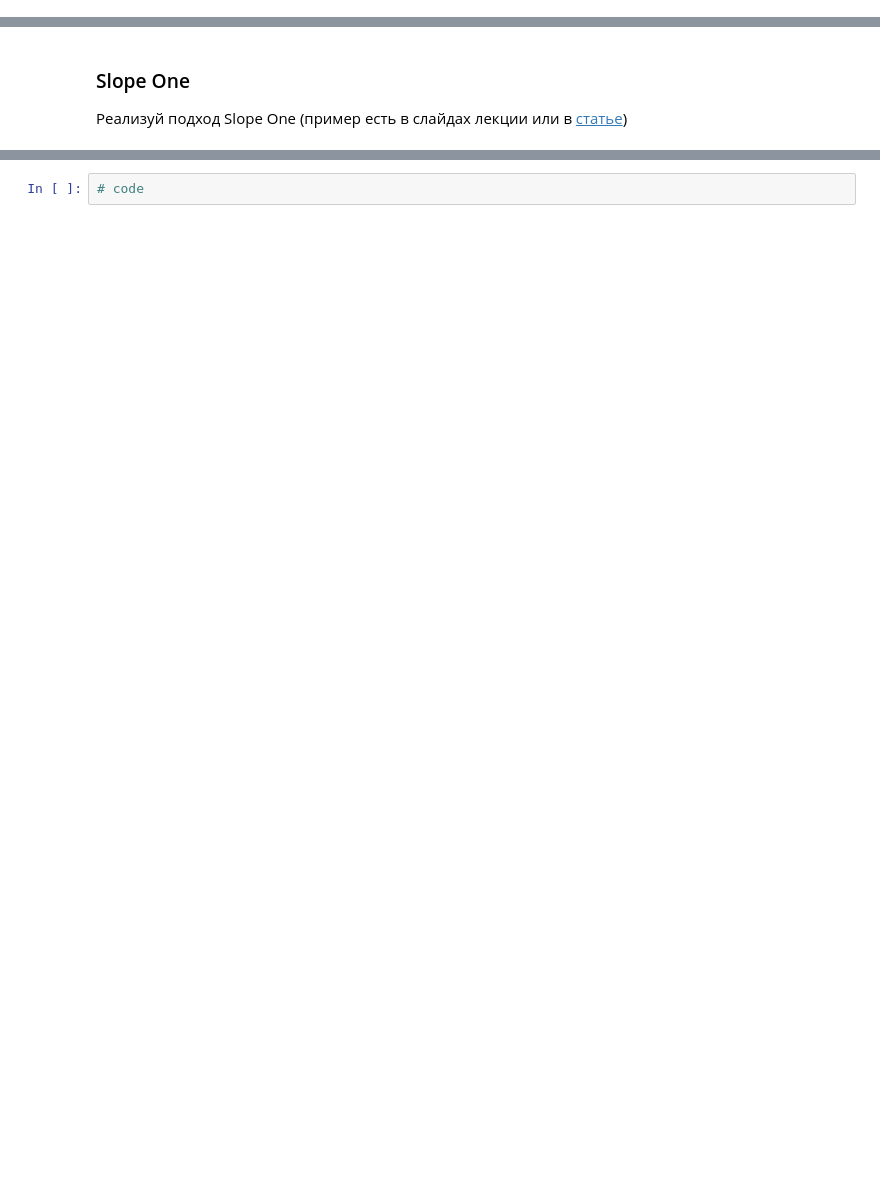
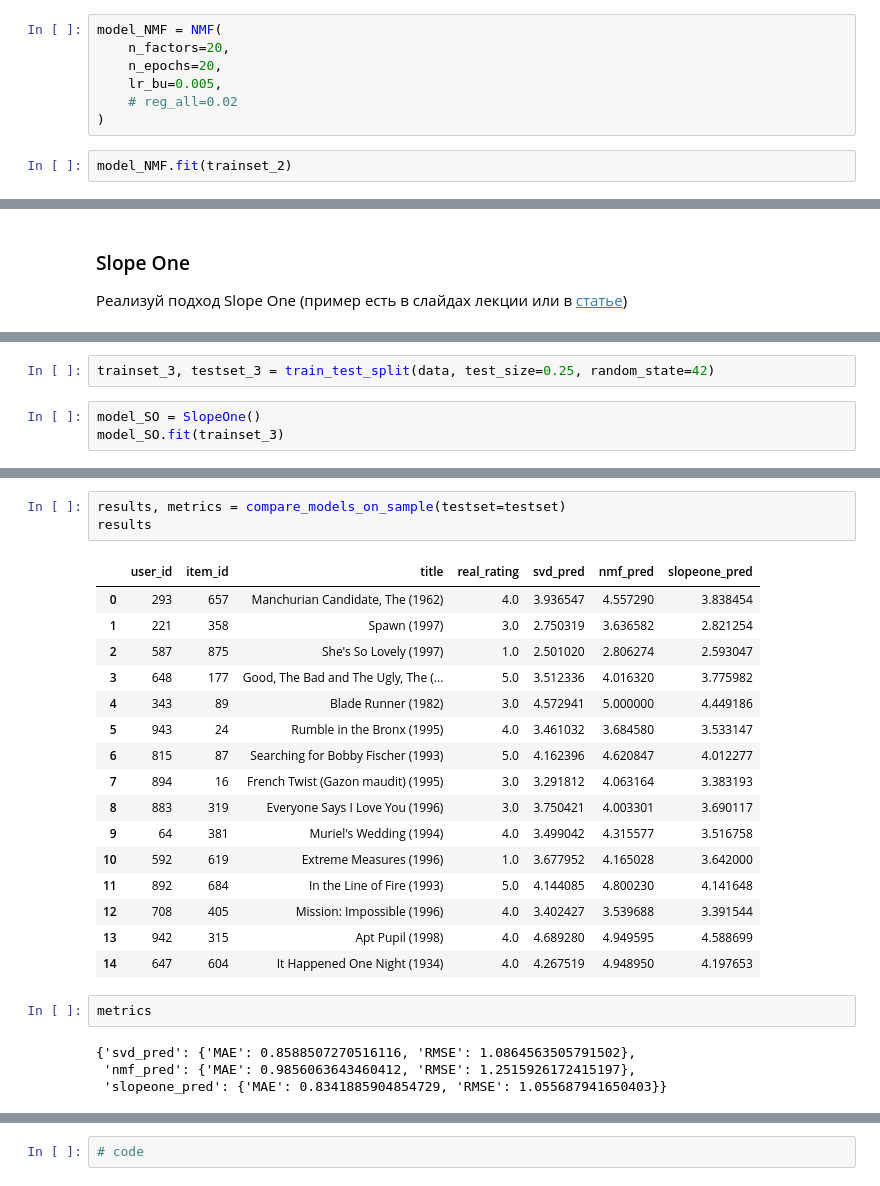
Before and after one commit to DmitriiPrikhodko/ds-phase-2-cont-git, a Jupyter notebook: week4/day1/11-01-task.ipynb, the cells around one changed output, grey strips where cells are left out. Saved outputs shown, nothing was run; the diff lists cells and outputs as text; blank space fills up the shorter version.

```diff
--- a/week4/day1/11-01-task.ipynb
+++ b/week4/day1/11-01-task.ipynb
@@ -939,0 +1336,9 @@ def recommend_by_user(user_id, top=10):
+# %%
+model_NMF = NMF(
+    n_factors=20,
+    n_epochs=20,
+    lr_bu=0.005,
+    # reg_all=0.02
+)
+# %%
+model_NMF.fit(trainset_2)
@@ -943,0 +1370,5 @@ def recommend_by_user(user_id, top=10):
+# %%
+trainset_3, testset_3 = train_test_split(data, test_size=0.25, random_state=42)
+# %%
+model_SO = SlopeOne()
+model_SO.fit(trainset_3)
@@ -946,3 +1448,29 @@ def recommend_by_user(user_id, top=10):
+# %%
+results, metrics = compare_models_on_sample(testset=testset)
+results
+# %% [output]
+|  | user_id | item_id | title | real_rating | svd_pred | nmf_pred | slopeone_pred |
+| 0 | 293 | 657 | Manchurian Candidate, The (1962) | 4.0 | 3.936547 | 4.557290 | 3.838454 |
+| 1 | 221 | 358 | Spawn (1997) | 3.0 | 2.750319 | 3.636582 | 2.821254 |
+| 2 | 587 | 875 | She's So Lovely (1997) | 1.0 | 2.501020 | 2.806274 | 2.593047 |
+| 3 | 648 | 177 | Good, The Bad and The Ugly, The (... | 5.0 | 3.512336 | 4.016320 | 3.775982 |
+| 4 | 343 | 89 | Blade Runner (1982) | 3.0 | 4.572941 | 5.000000 | 4.449186 |
+| 5 | 943 | 24 | Rumble in the Bronx (1995) | 4.0 | 3.461032 | 3.684580 | 3.533147 |
+| 6 | 815 | 87 | Searching for Bobby Fischer (1993) | 5.0 | 4.162396 | 4.620847 | 4.012277 |
+| 7 | 894 | 16 | French Twist (Gazon maudit) (1995) | 3.0 | 3.291812 | 4.063164 | 3.383193 |
+| 8 | 883 | 319 | Everyone Says I Love You (1996) | 3.0 | 3.750421 | 4.003301 | 3.690117 |
+| 9 | 64 | 381 | Muriel's Wedding (1994) | 4.0 | 3.499042 | 4.315577 | 3.516758 |
+| 10 | 592 | 619 | Extreme Measures (1996) | 1.0 | 3.677952 | 4.165028 | 3.642000 |
+| 11 | 892 | 684 | In the Line of Fire (1993) | 5.0 | 4.144085 | 4.800230 | 4.141648 |
+| 12 | 708 | 405 | Mission: Impossible (1996) | 4.0 | 3.402427 | 3.539688 | 3.391544 |
+| 13 | 942 | 315 | Apt Pupil (1998) | 4.0 | 4.689280 | 4.949595 | 4.588699 |
+| 14 | 647 | 604 | It Happened One Night (1934) | 4.0 | 4.267519 | 4.948950 | 4.197653 |
+# %%
+metrics
+# %% [output]
+{'svd_pred': {'MAE': 0.8588507270516116, 'RMSE': 1.0864563505791502},
+ 'nmf_pred': {'MAE': 0.9856063643460412, 'RMSE': 1.2515926172415197},
+ 'slopeone_pred': {'MAE': 0.8341885904854729, 'RMSE': 1.055687941650403}}
 # %% [markdown]
 <img src="https://icons.iconarchive.com/icons/icons8/windows-8/256/Programming-Github-icon.png" width=32 /> Сделай `commit + push` на  __github__.
 # %%
```
Also changed, not shown: parts of 57 cells of this notebook.
